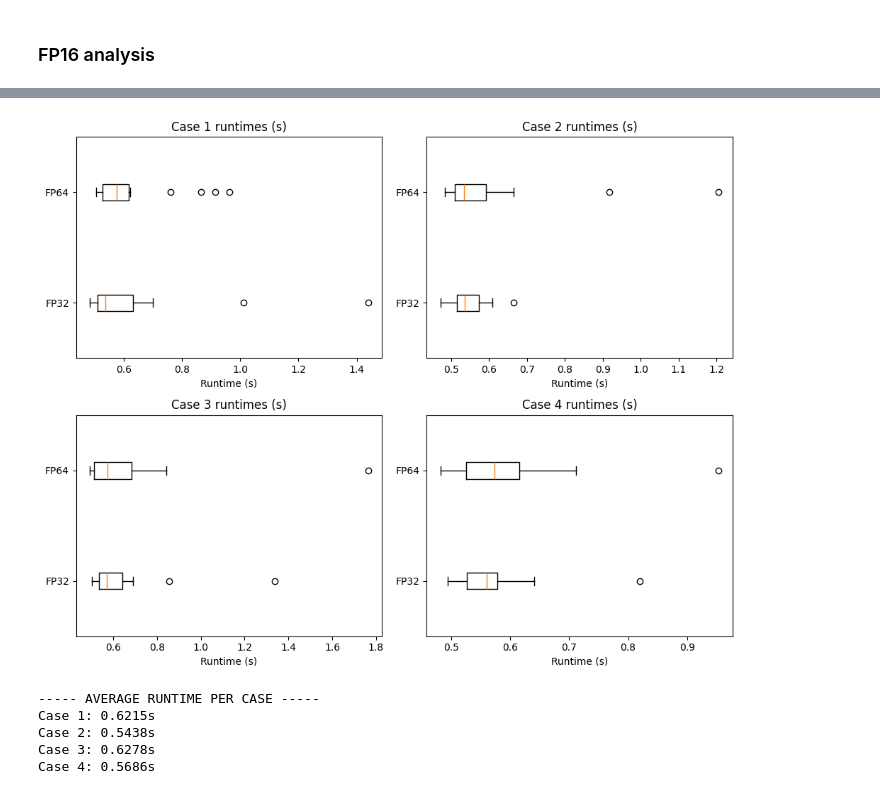
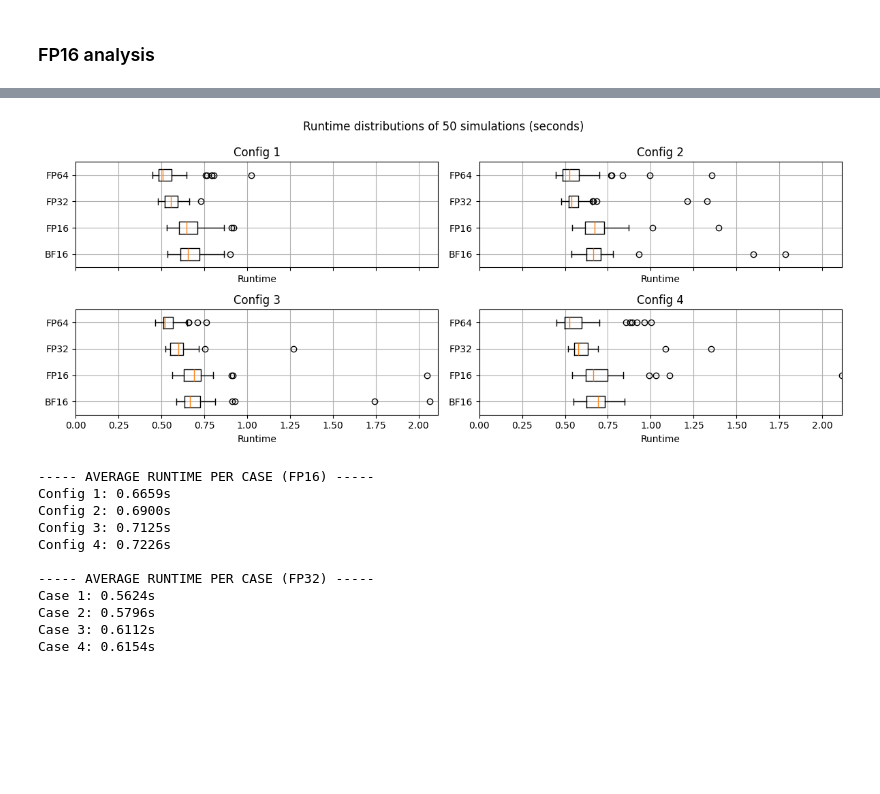
Before and after one commit to Changtze/DiffWake, a Jupyter notebook: baseline.ipynb, the cells around one changed output, grey strips where cells are left out. Cells and saved outputs as stored; diff of their text form; code cells hidden in the pictures; blank space fills up the shorter version.

Commit message:
runtime-accuracy analysis done

```diff
--- a/baseline.ipynb
+++ b/baseline.ipynb
@@ -396,9 +374,8 @@ turbine_cfg_path = data_dir / "vestas_v802MW.yaml"
 
 
 # Set FP64
-# Enable x64 on JAX if possible
-jax.config.update("jax_enable_x64", True)
-DTYPE = set_dtype()
+from diffwake.diffwake_jax.util_agnostic import set_precision
+DTYPE = set_precision("fp64")
 print(f"Current floating point precision: {DTYPE}")
 
 # Base configuration (unyawed)
@@ -490,7 +468,7 @@ def run_all_cases(config, dtype=jnp.float64):
 x64 enabled: True
 # %%
 # Get the average runtime for all cases over N_runs runs using FP64
-N_runs = 20
+N_runs = 50
 
 # Tracking runtimes
 rt_1 = []
@@ -521,9 +499,8 @@ Case 4: 0.5968s
 # %% [markdown]
 ### Disable X64 and use FP32
 # %%
-# Disable X64
-jax.config.update("jax_enable_x64", False)
-DTYPE = jnp.float32
+# Disable X64 and use FP32
+DTYPE = set_precision("fp32")
 
 # Override DTYPEs
 ws_test = 13.5
@@ -598,35 +611,61 @@ TypeError: lax.dynamic_update_slice requires arguments to have the same dtypes,
 # %%
-# Visualise the distribution of runtimes for FP32
+# Visualise the distribution of runtimes for all precisions
 plt.style.use('default')
-fig, ax = plt.subplots(2, 2, figsize=(10, 8))
-ax[0][0].boxplot([rt_1_fp32, rt_1], tick_labels=['FP32', 'FP64'],  orientation='horizontal')
-ax[0][0].set_title("Case 1 runtimes (s)")
-ax[0][0].set_xlabel("Runtime (s)")
+fig, ax = plt.subplots(2, 2, figsize=(12, 5), sharex=True)
+max_runtime = np.max([rt_1_bfp16, rt_1_fp16, rt_1_fp32, rt_1,
+                     rt_2_bfp16, rt_2_fp16, rt_2_fp32, rt_2,
+                     rt_3_bfp16, rt_3_fp16, rt_3_fp32, rt_3,
+                     rt_4_bfp16, rt_4_fp16, rt_4_fp32, rt_4])
 
-ax[0][1].boxplot([rt_2_fp32, rt_2], tick_labels=['FP32', 'FP64'],  orientation='horizontal')
-ax[0][1].set_title("Case 2 runtimes (s)")
-ax[0][1].set_xlabel("Runtime (s)")
+ax[0][0].boxplot([rt_1_bfp16, rt_1_fp16, rt_1_fp32, rt_1], tick_labels=['BF16', 'FP16', 'FP32', 'FP64'],  orientation='horizontal')
+ax[0][0].set_xlim(left=0.0, right=max_runtime)
+ax[0][0].set_title("Config 1")
+ax[0][0].set_xlabel("Runtime")
+ax[0][0].grid()
 
-ax[1][0].boxplot([rt_3_fp32, rt_3], tick_labels=['FP32', 'FP64'],  orientation='horizontal')
-ax[1][0].set_title("Case 3 runtimes (s)")
-ax[1][0].set_xlabel("Runtime (s)")
+ax[0][1].boxplot([rt_2_bfp16, rt_2_fp16, rt_2_fp32, rt_2], tick_labels=['BF16', 'FP16', 'FP32', 'FP64'],  orientation='horizontal')
+ax[0][1].set_xlim(left=0.0, right=max_runtime)
+ax[0][1].set_title("Config 2")
+ax[0][1].set_xlabel("Runtime")
+ax[0][1].grid()
 
-ax[1][1].boxplot([rt_4_fp32, rt_4], tick_labels=['FP32', 'FP64'],  orientation='horizontal')
-ax[1][1].set_title("Case 4 runtimes (s)")
-ax[1][1].set_xlabel("Runtime (s)")
+ax[1][0].boxplot([rt_3_bfp16, rt_3_fp16, rt_3_fp32, rt_3], tick_labels=['BF16', 'FP16', 'FP32', 'FP64'],  orientation='horizontal')
+ax[1][0].set_xlim(left=0.0, right=max_runtime)
+ax[1][0].set_title("Config 3")
+ax[1][0].set_xlabel("Runtime")
+ax[1][0].grid()
 
+ax[1][1].boxplot([rt_4_bfp16, rt_4_fp16, rt_4_fp32, rt_4], tick_labels=['BF16', 'FP16', 'FP32', 'FP64'],  orientation='horizontal')
+ax[1][1].set_xlim(left=0.0, right=max_runtime)
+ax[1][1].set_title("Config 4")
+ax[1][1].set_xlabel("Runtime")
+ax[1][1].grid()
+
+fig.suptitle("Runtime distributions of 50 simulations (seconds)")
 plt.tight_layout()
 plt.show()
 
-print("----- AVERAGE RUNTIME PER CASE -----")
+print("----- AVERAGE RUNTIME PER CASE (FP16) -----")
+print(f"Config 1: {np.mean(rt_1_fp16):.4f}s")
+print(f"Config 2: {np.mean(rt_2_fp16):.4f}s")
+print(f"Config 3: {np.mean(rt_3_fp16):.4f}s")
+print(f"Config 4: {np.mean(rt_4_fp16):.4f}s")
+
+print("\n----- AVERAGE RUNTIME PER CASE (FP32) -----")
 print(f"Case 1: {np.mean(rt_1_fp32):.4f}s")
 print(f"Case 2: {np.mean(rt_2_fp32):.4f}s")
 print(f"Case 3: {np.mean(rt_3_fp32):.4f}s")
 print(f"Case 4: {np.mean(rt_4_fp32):.4f}s")
 # %% [output]
-[figure, old version]
+[figure, new version]
------ AVERAGE RUNTIME PER CASE -----
-Case 1: 0.6215s
-Case 2: 0.5438s
-Case 3: 0.6278s
-Case 4: 0.5686s
+----- AVERAGE RUNTIME PER CASE (FP16) -----
+Config 1: 0.6659s
+Config 2: 0.6900s
+Config 3: 0.7125s
+Config 4: 0.7226s
+
+----- AVERAGE RUNTIME PER CASE (FP32) -----
+Case 1: 0.5624s
+Case 2: 0.5796s
+Case 3: 0.6112s
+Case 4: 0.6154s
```
Also changed, not shown: parts of 13 cells of this notebook, 9 other files.
